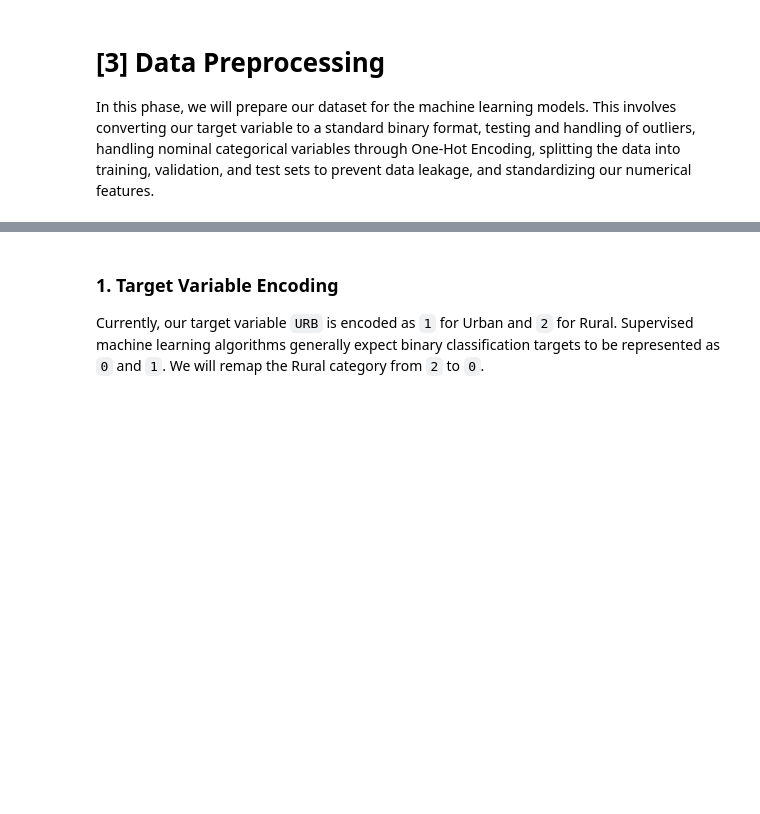
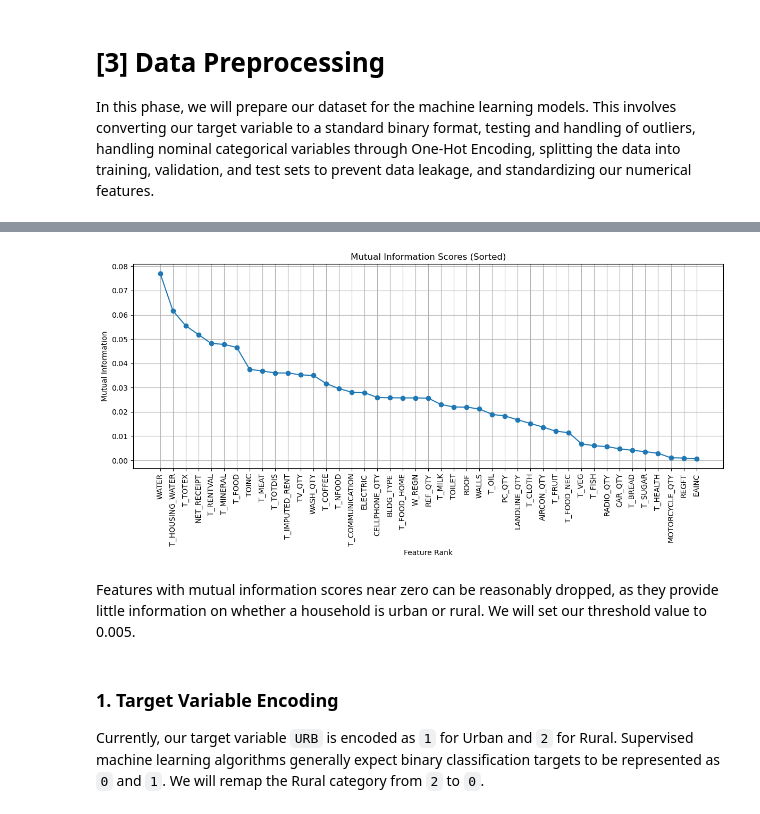
Before and after one commit to NebulaRojo9/STINTSY-MCO, a Jupyter notebook: Preliminaries.ipynb, the cells around one changed output, grey strips where cells are left out. Saved outputs shown, nothing was run; the diff lists cells and outputs as text; code cells hidden in the pictures; blank space fills up the shorter version.

Commit message:
Feature Selection
Adds feature selection, which removes some of the features from the subset in preprocessing

```diff
--- a/Preliminaries.ipynb
+++ b/Preliminaries.ipynb
@@ -683,0 +763,9 @@ In this phase, we will prepare our dataset for the machine learning models. This
+# %%
+# get mutual information
+from sklearn.feature_selection import mutual_info_classif
+# separate features and target variable
+X = fies_subset_df.drop(columns=["URB"])
+y = fies_subset_df["URB"]
+# compute mutual information scores
+mi_scores = mutual_info_classif(X.fillna(0), y, random_state=0)
+mi_scores_series = pd.Series(mi_scores, index=X.columns).sort_values(ascending=False)
@@ -683,0 +792,25 @@ In this phase, we will prepare our dataset for the machine learning models. This
+# %%
+# graph MI score for each feature, from most to least significant in an attempt to find an "elbow"
+import matplotlib.pyplot as plt
+
+# Sort scores from highest to lowest
+mi_sorted = mi_scores_series.sort_values(ascending=False)
+
+plt.figure(figsize=(12, 6))
+
+plt.plot(range(len(mi_sorted)), mi_sorted.values, marker='o')
+
+plt.title("Mutual Information Scores (Sorted)")
+plt.xlabel("Feature Rank")
+plt.ylabel("Mutual Information")
+
+# show feature names
+plt.xticks(range(len(mi_sorted)), mi_sorted.index, rotation=90)
+
+plt.grid(True)
+plt.tight_layout()
+plt.show()
+# %% [output]
+[figure, added]
+# %% [markdown]
+Features with mutual information scores near zero can be reasonably dropped, as they provide little information on whether a household is urban or rural. We will set our threshold value to 0.005.
```
Also changed, not shown: parts of 12 cells of this notebook, 6 other files.
